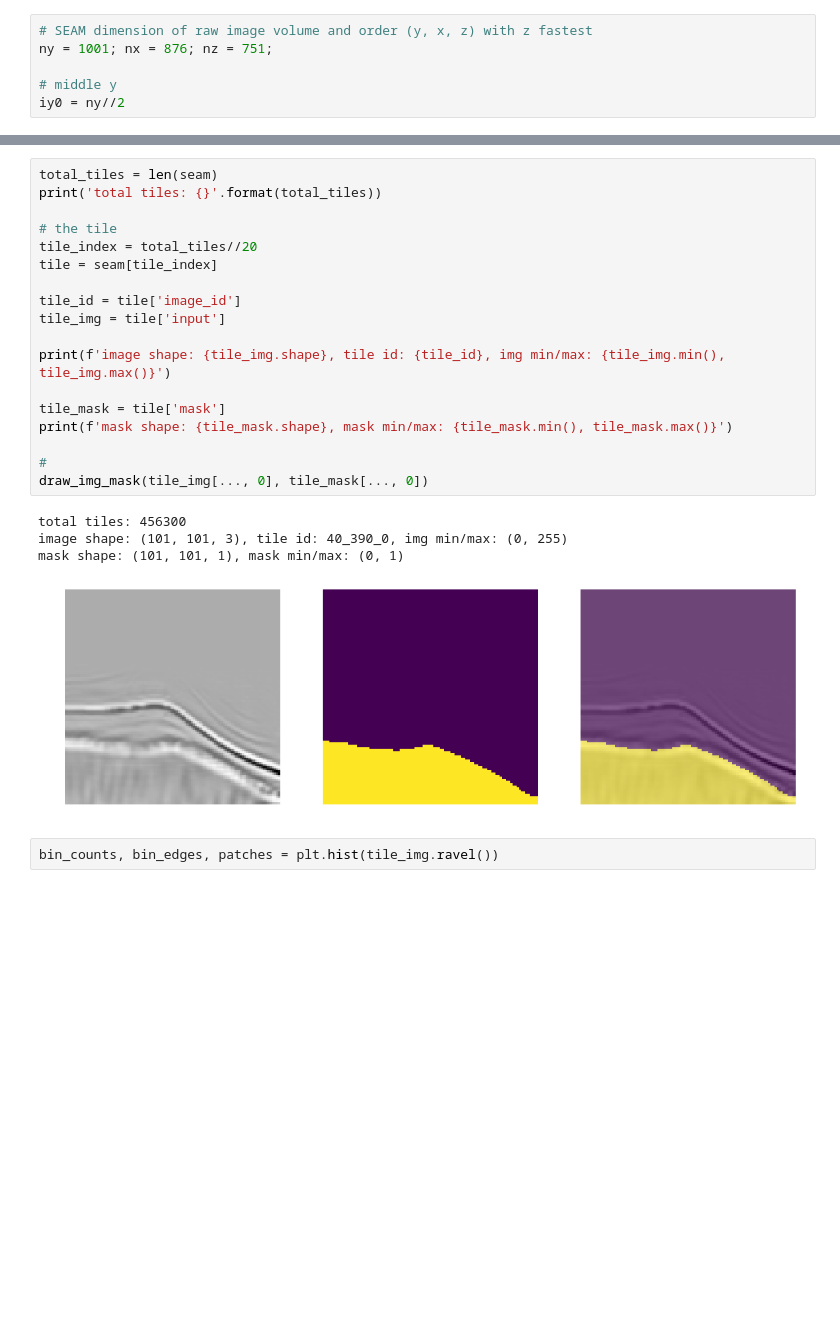
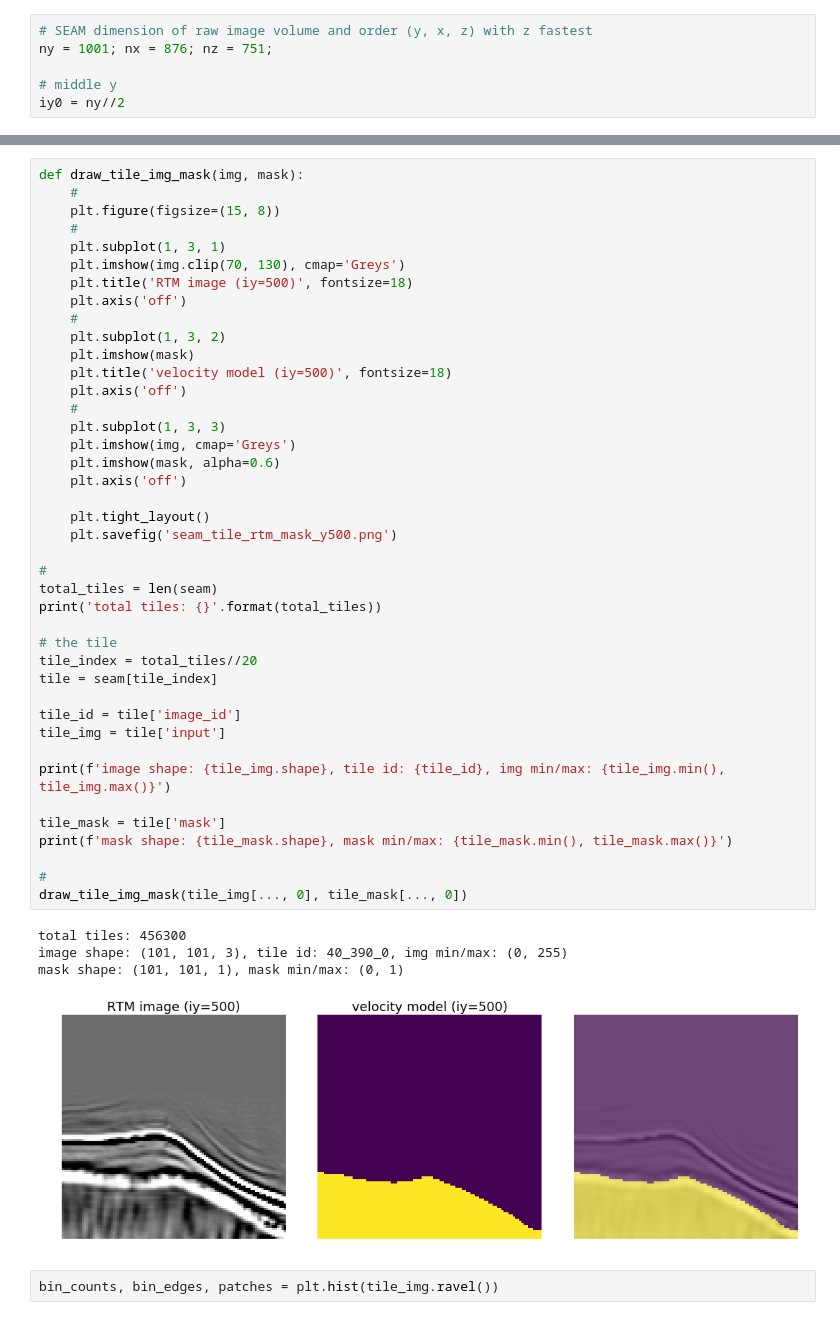
Before and after one commit to lonestar686/pytorch-saltnet, a Jupyter notebook: predict_seam.ipynb, the cells around one changed output, grey strips where cells are left out. Saved outputs shown, nothing was run; the diff lists cells and outputs as text; blank space fills up the shorter version.

```diff
--- a/predict_seam.ipynb
+++ b/predict_seam.ipynb
@@ -94,26 +106,49 @@ draw_img_mask(img, mask)
 # %%
+def draw_tile_img_mask(img, mask):
+    #
+    plt.figure(figsize=(15, 8))
+    #
+    plt.subplot(1, 3, 1)
+    plt.imshow(img.clip(70, 130), cmap='Greys')
+    plt.title('RTM image (iy=500)', fontsize=18)
+    plt.axis('off')
+    #
+    plt.subplot(1, 3, 2)
+    plt.imshow(mask)
+    plt.title('velocity model (iy=500)', fontsize=18)
+    plt.axis('off')
+    #
+    plt.subplot(1, 3, 3)
+    plt.imshow(img, cmap='Greys')
+    plt.imshow(mask, alpha=0.6)
+    plt.axis('off')
+
+    plt.tight_layout()
+    plt.savefig('seam_tile_rtm_mask_y500.png')
+
+#
 total_tiles = len(seam)
 print('total tiles: {}'.format(total_tiles))
 
 # the tile
 tile_index = total_tiles//20
 tile = seam[tile_index]
 
 tile_id = tile['image_id']
 tile_img = tile['input']
 
 print(f'image shape: {tile_img.shape}, tile id: {tile_id}, img min/max: {tile_img.min(), tile_img.max()}')
 
 tile_mask = tile['mask']
 print(f'mask shape: {tile_mask.shape}, mask min/max: {tile_mask.min(), tile_mask.max()}')
 
 #
-draw_img_mask(tile_img[..., 0], tile_mask[..., 0])
+draw_tile_img_mask(tile_img[..., 0], tile_mask[..., 0])
 # %% [output]
 total tiles: 456300
 image shape: (101, 101, 3), tile id: 40_390_0, img min/max: (0, 255)
 mask shape: (101, 101, 1), mask min/max: (0, 1)
-[figure, old version]
+[figure, new version]
 # %%
 bin_counts, bin_edges, patches = plt.hist(tile_img.ravel())
 # %% [output]
```
Also changed, not shown: parts of 8 cells of this notebook.
